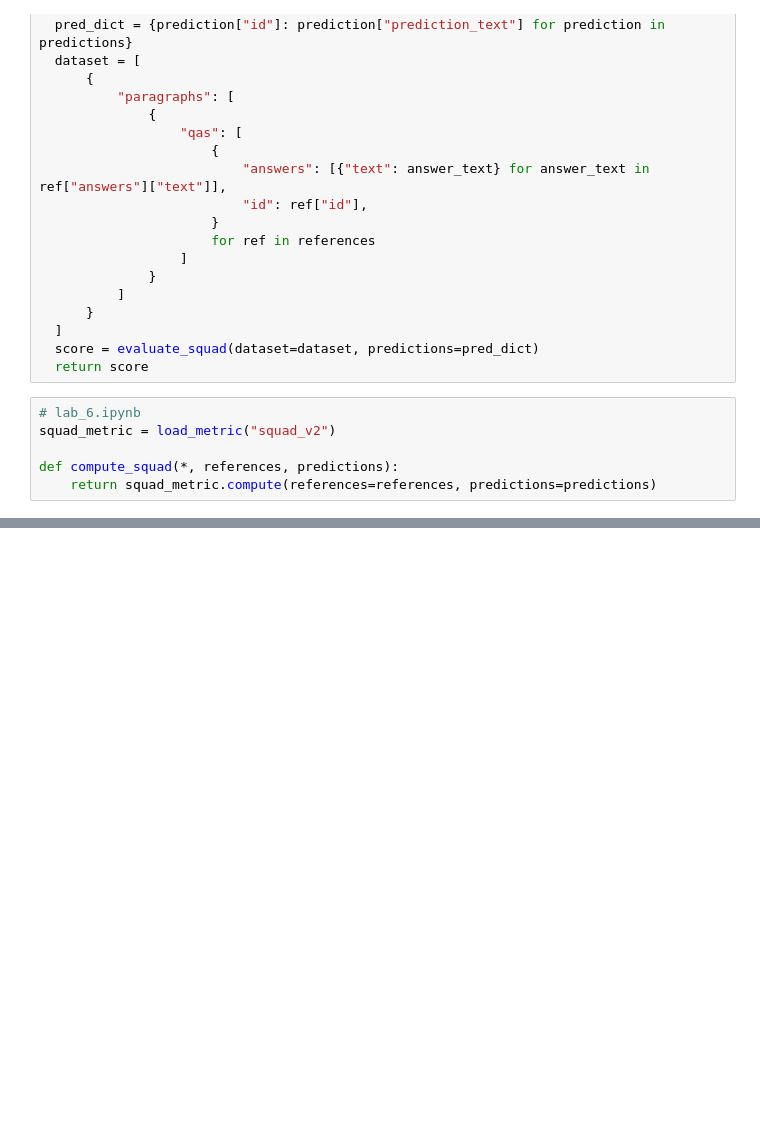
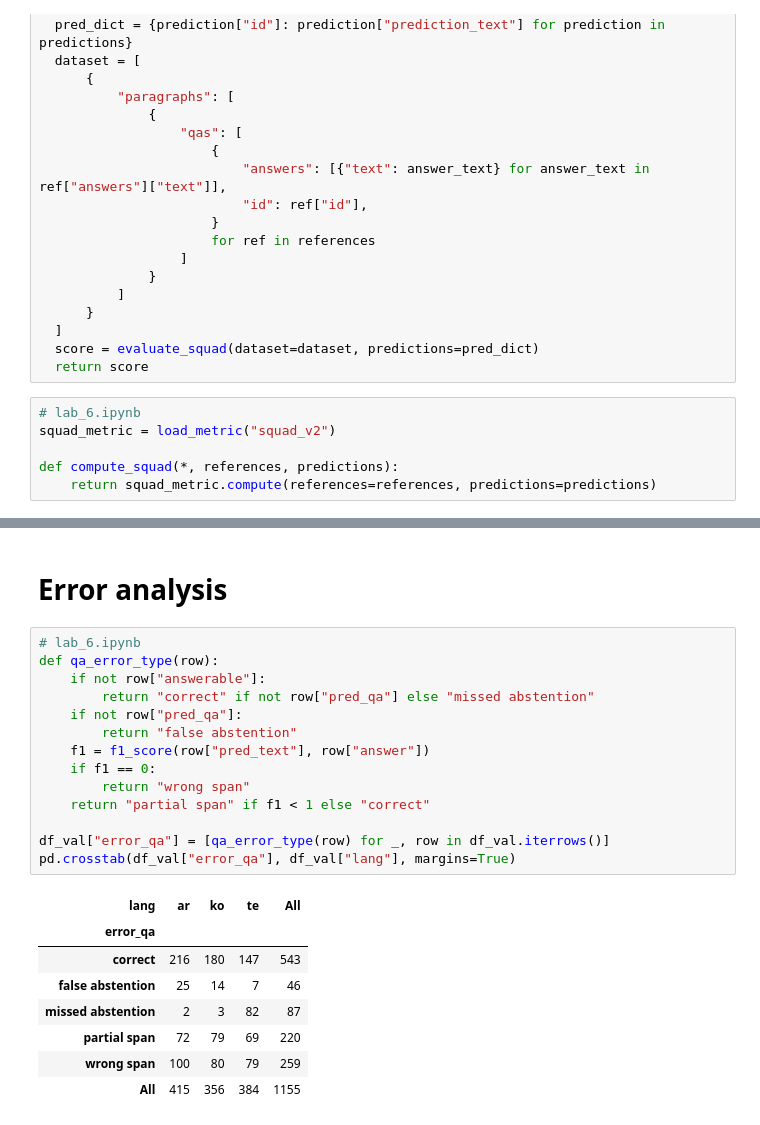
Before and after one commit to Legenden84/msc-nlp-2026, a Jupyter notebook: project_notebooks/nlp_project_w40-41.ipynb, the cells around one changed output, grey strips where cells are left out. Drawn from its saved outputs; the diff is of its cells as text; blank space fills up the shorter version.

```diff
--- a/project_notebooks/nlp_project_w40-41.ipynb
+++ b/project_notebooks/nlp_project_w40-41.ipynb
@@ -747,0 +897,25 @@ def compute_squad(*, references, predictions):
+# %% [markdown]
+# Error analysis
+# %%
+# lab_6.ipynb
+def qa_error_type(row):
+    if not row["answerable"]:
+        return "correct" if not row["pred_qa"] else "missed abstention"
+    if not row["pred_qa"]:
+        return "false abstention"
+    f1 = f1_score(row["pred_text"], row["answer"])
+    if f1 == 0:
+        return "wrong span"
+    return "partial span" if f1 < 1 else "correct"
+
+df_val["error_qa"] = [qa_error_type(row) for _, row in df_val.iterrows()]
+pd.crosstab(df_val["error_qa"], df_val["lang"], margins=True)
+# %% [output]
+| lang | ar | ko | te | All |
+| error_qa |  |  |  |  |
+| correct | 216 | 180 | 147 | 543 |
+| false abstention | 25 | 14 | 7 | 46 |
+| missed abstention | 2 | 3 | 82 | 87 |
+| partial span | 72 | 79 | 69 | 220 |
+| wrong span | 100 | 80 | 79 | 259 |
+| All | 415 | 356 | 384 | 1155 |
```
Also changed, not shown: parts of 16 cells of this notebook.
